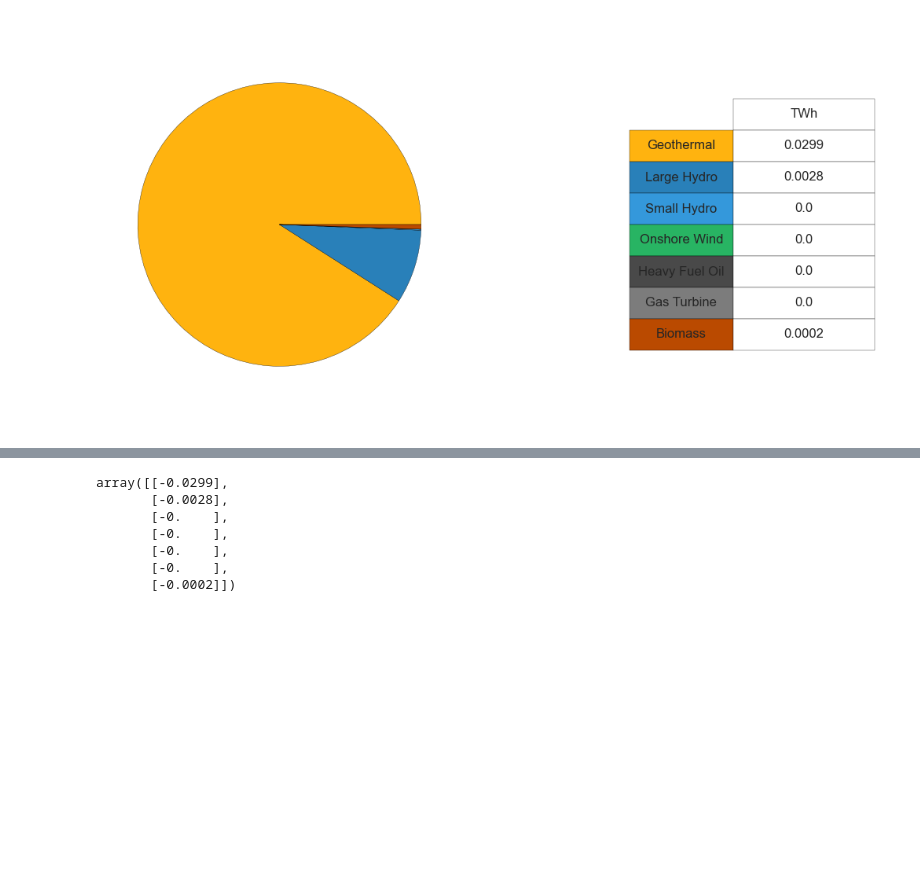
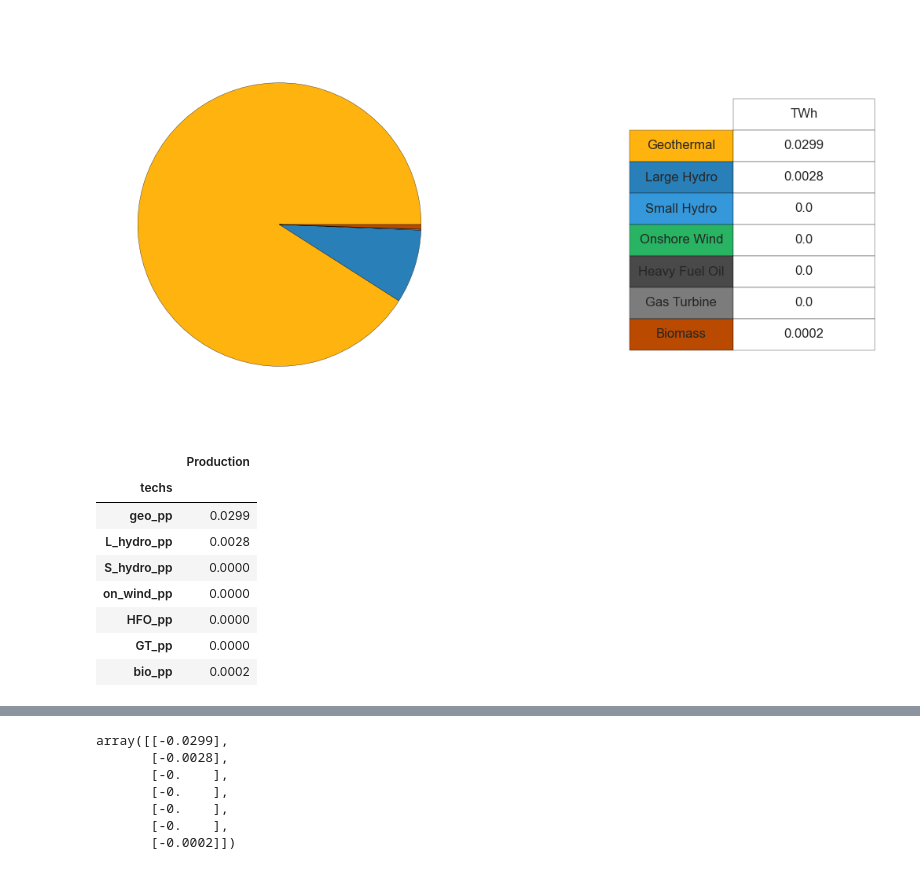
Before and after one commit to FEEM-Africa-REP/CIVICS, a Jupyter notebook: Calliope_Kenya/Models/4Nodes_No-Coffee/Kenya_2015_ICE_NB.ipynb, the cells around one changed output, grey strips where cells are left out. Drawn from its saved outputs; the diff is of its cells as text; code cells hidden in the pictures; blank space fills up the shorter version.

```diff
--- a/Calliope_Kenya/Models/4Nodes_No-Coffee/Kenya_2015_ICE_NB.ipynb
+++ b/Calliope_Kenya/Models/4Nodes_No-Coffee/Kenya_2015_ICE_NB.ipynb
@@ -313,6 +313,18 @@ table.auto_set_font_size(False)
 table.set_fontsize(15)
 # %% [output]
 [figure]
+# %%
+am
+# %% [output]
+|  | Production |
+| techs |  |
+| geo_pp | 0.0299 |
+| L_hydro_pp | 0.0028 |
+| S_hydro_pp | 0.0000 |
+| on_wind_pp | 0.0000 |
+| HFO_pp | 0.0000 |
+| GT_pp | 0.0000 |
+| bio_pp | 0.0002 |
 # %%
 plt.figure(figsize=(8,8))
 
```
Also changed, not shown: parts of 1 cell of this notebook, 3 other files.
